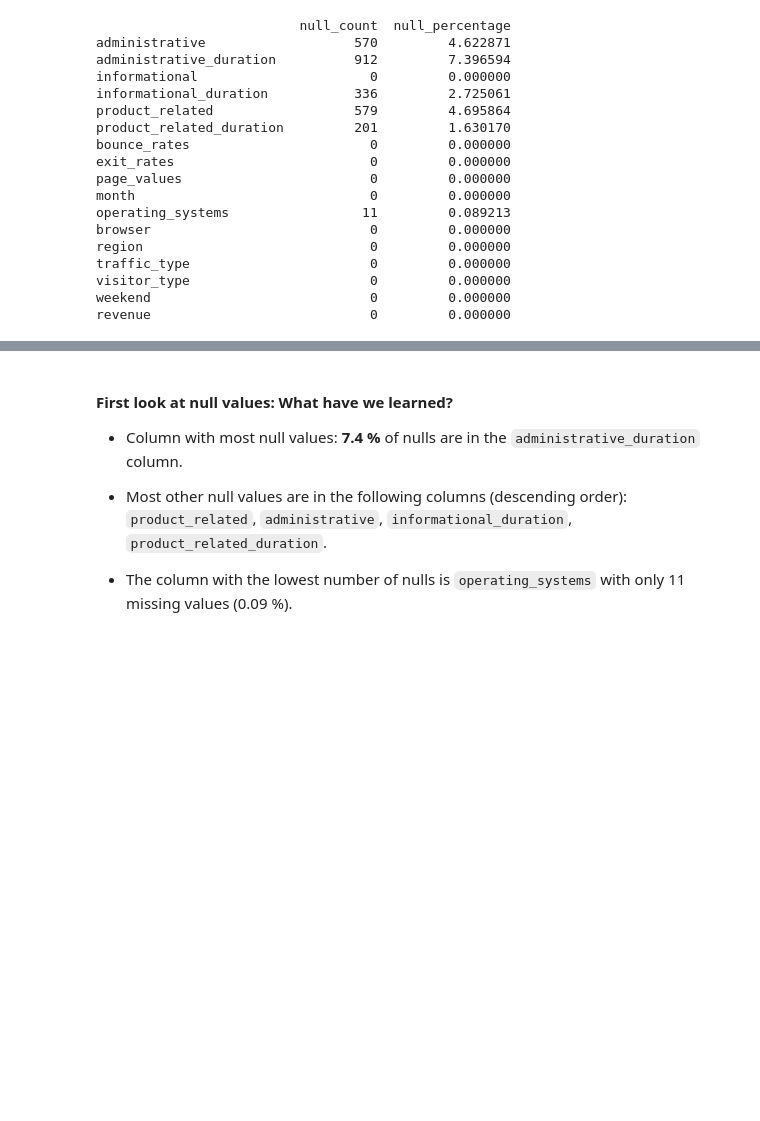
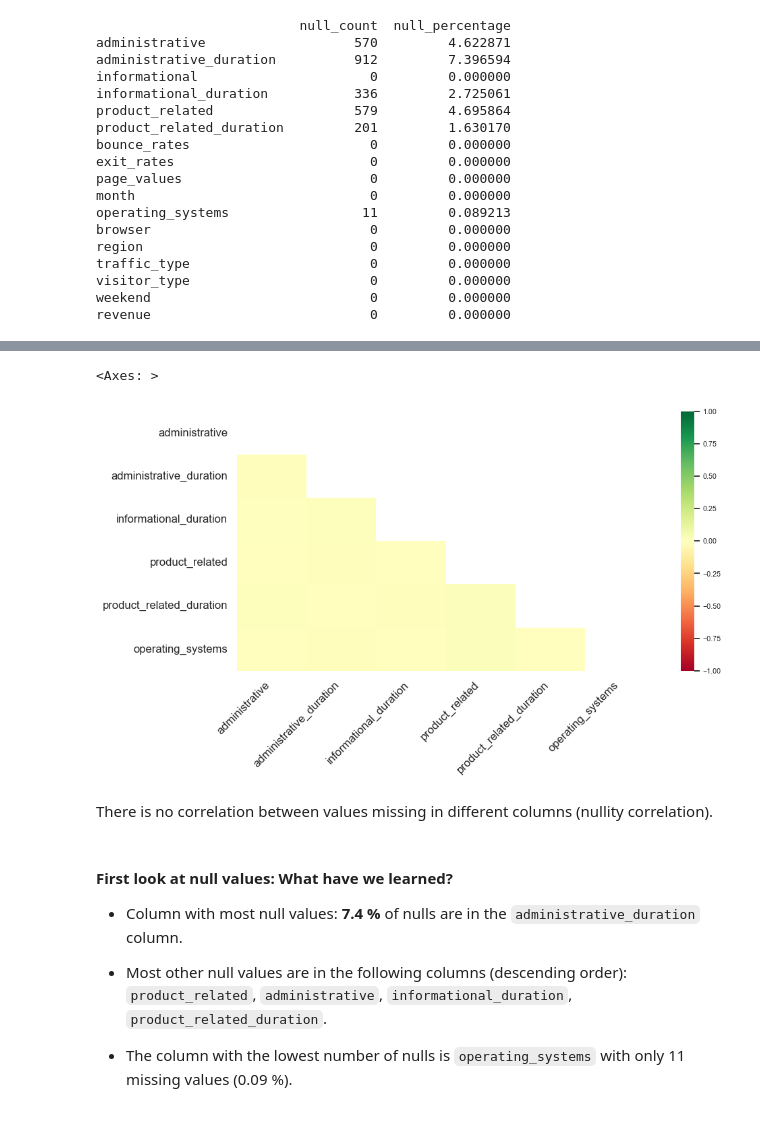
Before and after one commit to selvatica-36/Exploratory-data-analysis---Online-shopping-in-retail, a Jupyter notebook: EDA_customer_activity.ipynb, the cells around one changed output, grey strips where cells are left out. Cells and saved outputs as stored; diff of their text form; code cells hidden in the pictures; blank space fills up the shorter version.

Commit message:
Adds msno heatmap.

```diff
--- a/EDA_customer_activity.ipynb
+++ b/EDA_customer_activity.ipynb
@@ -175,3 +175,10 @@ nulls_plot
+# %%
+msno.heatmap(customer_activity_df, cmap="RdYlGn", figsize=(10,5), fontsize=12)
+# %% [output]
+<Axes: >
+[figure, added]
+# %% [markdown]
+There is no correlation between values missing in different columns (nullity correlation).
 # %% [markdown]
 #### **First look at null values: What have we learned?**
 
```
Also changed, not shown: parts of 6 cells of this notebook.
